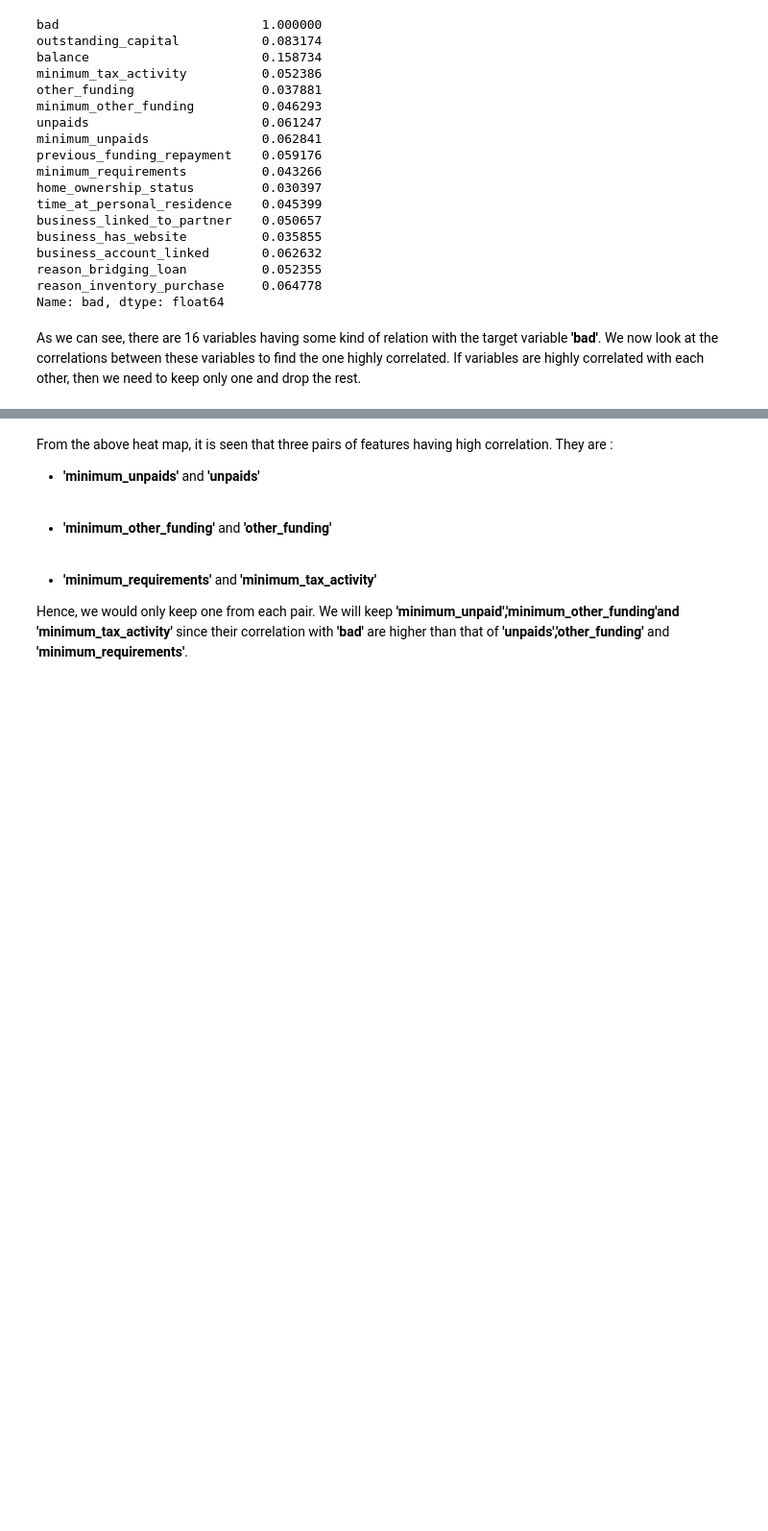
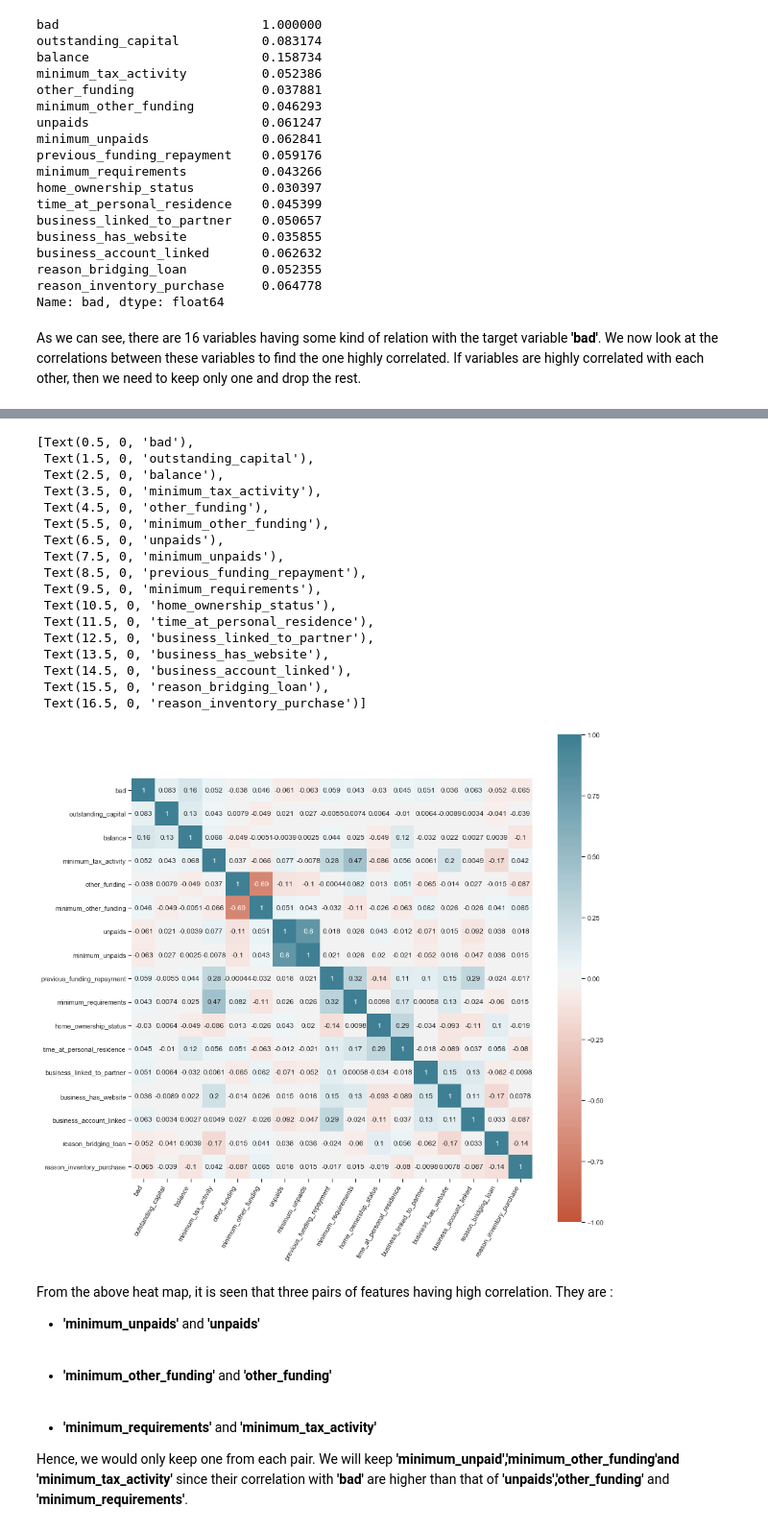
Before and after one commit to vnguye12/vy_capstone1, a Jupyter notebook: Capstone1.ipynb, the cells around one changed output, grey strips where cells are left out. Shown at 96% size. Saved outputs shown, nothing was run; the diff lists cells and outputs as text; code cells hidden in the pictures; blank space fills up the shorter version.

```diff
--- a/Capstone1.ipynb
+++ b/Capstone1.ipynb
@@ -288,3 +282,26 @@ NameError: name 'corr' is not defined
+# %%
+fig, ax = plt.subplots(figsize=(15,15))
+ax=sns.heatmap(corr_new,vmin=-1,vmax=1,center=0,cmap=sns.diverging_palette(20,220,n=200),square=True, annot=True)
+ax.set_xticklabels(ax.get_xticklabels(),rotation=60,horizontalalignment='right')
+# %% [output]
+[Text(0.5, 0, 'bad'),
+ Text(1.5, 0, 'outstanding_capital'),
+ Text(2.5, 0, 'balance'),
+ Text(3.5, 0, 'minimum_tax_activity'),
+ Text(4.5, 0, 'other_funding'),
+ Text(5.5, 0, 'minimum_other_funding'),
+ Text(6.5, 0, 'unpaids'),
+ Text(7.5, 0, 'minimum_unpaids'),
+ Text(8.5, 0, 'previous_funding_repayment'),
+ Text(9.5, 0, 'minimum_requirements'),
+ Text(10.5, 0, 'home_ownership_status'),
+ Text(11.5, 0, 'time_at_personal_residence'),
+ Text(12.5, 0, 'business_linked_to_partner'),
+ Text(13.5, 0, 'business_has_website'),
+ Text(14.5, 0, 'business_account_linked'),
+ Text(15.5, 0, 'reason_bridging_loan'),
+ Text(16.5, 0, 'reason_inventory_purchase')]
+[figure, added]
 # %% [markdown]
  From the above heat map, it is seen that three pairs of features having high correlation. They are :
 
```
Also changed, not shown: parts of 4 cells of this notebook.
